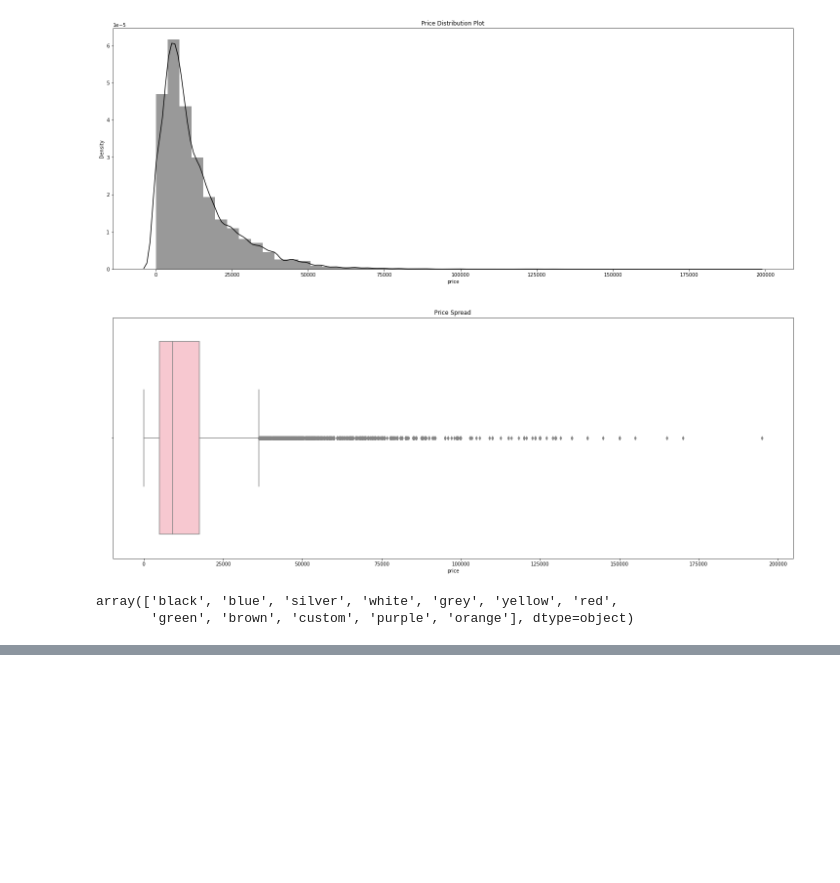
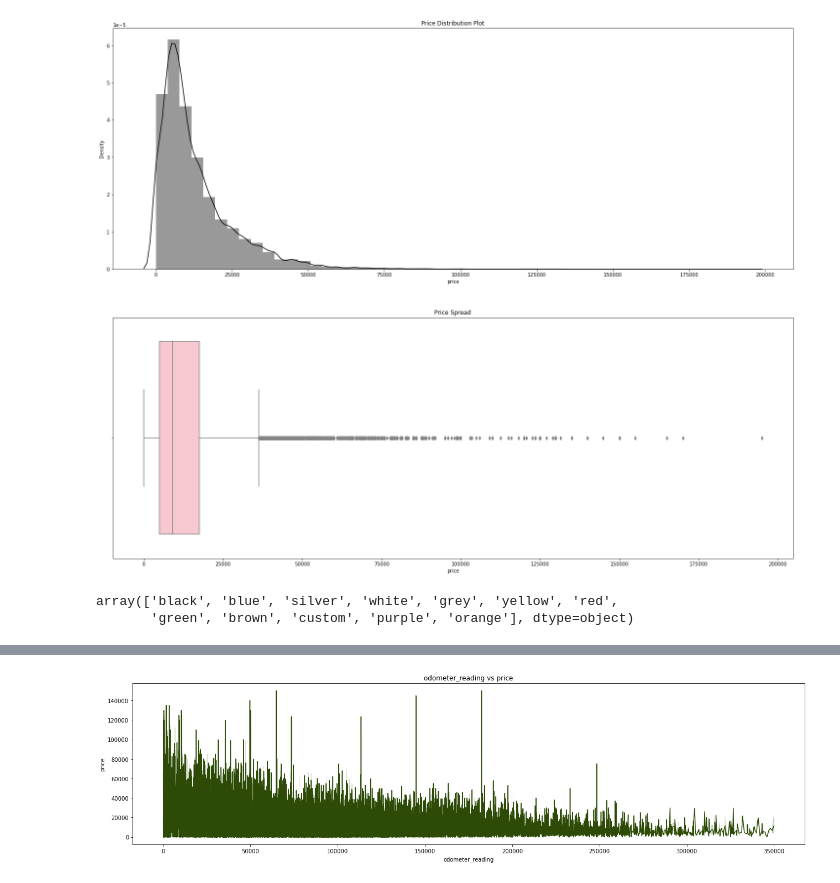
Before and after one commit to susmitds/Predictive-Automobile-Valuation-Analysis-for-Urban-Open-Markets-US-using-Machine-Learning, a Jupyter notebook: UsedCarPrediction.ipynb, the cells around one changed output, grey strips where cells are left out. Saved outputs shown, nothing was run; the diff lists cells and outputs as text; code cells hidden in the pictures; blank space fills up the shorter version.

```diff
--- a/UsedCarPrediction.ipynb
+++ b/UsedCarPrediction.ipynb
@@ -468,2 +537,4 @@ price_comp('odometer_reading',100)
 # %%
-price_comp('odometer_reading',99.5)
+price_graph('line',0,18,5,'odometer_reading',99.5)
+# %% [output]
+[figure, added]
```
Also changed, not shown: parts of 34 cells of this notebook.
